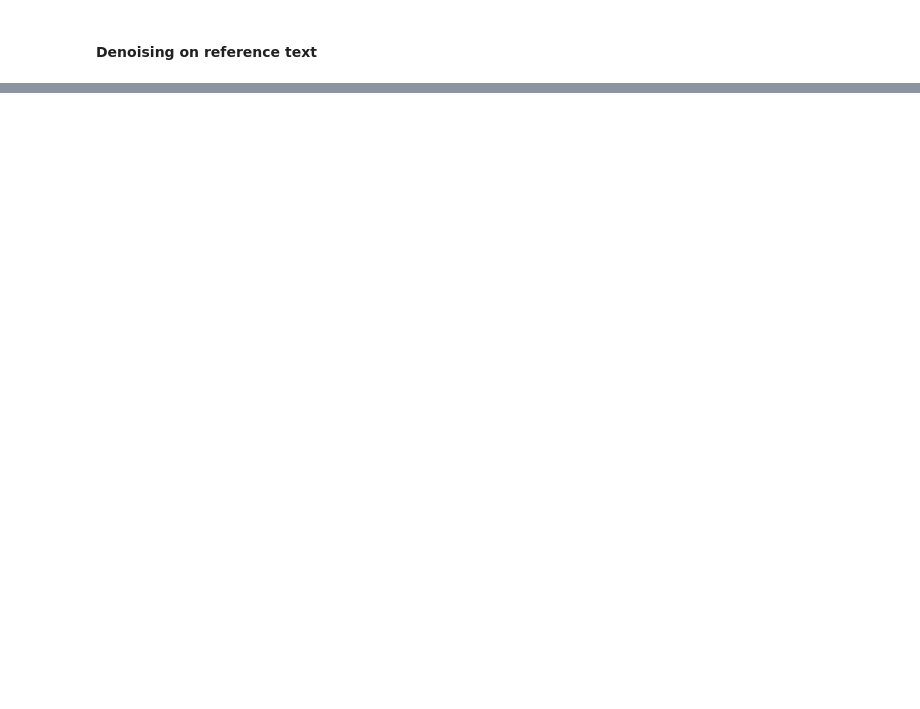
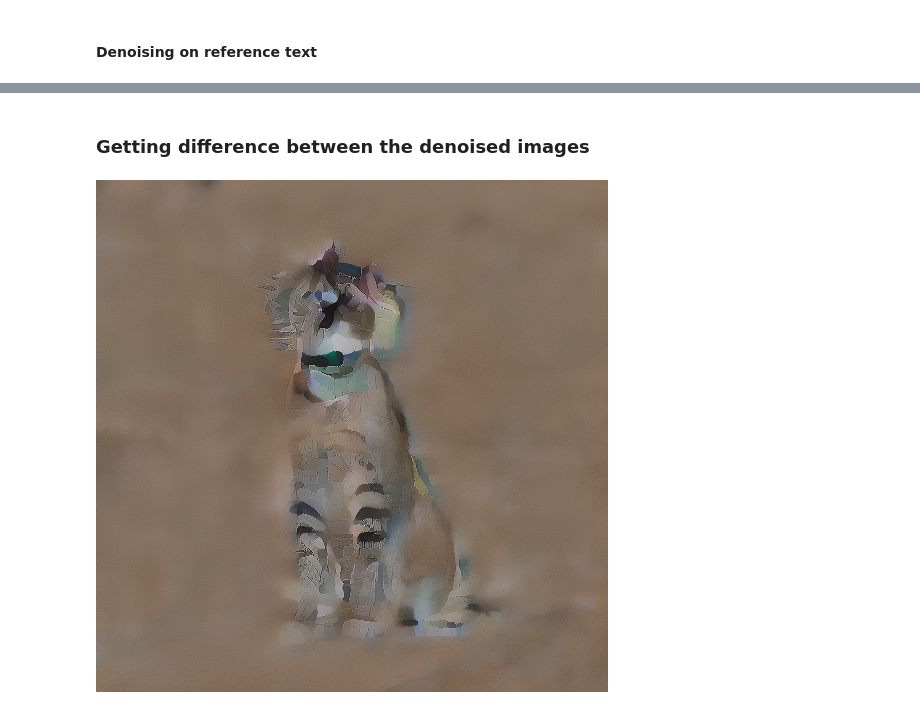
Before and after one commit to daspartho/DiffEdit, a Jupyter notebook: DiffEdit.ipynb, the cells around one changed output, grey strips where cells are left out. Drawn from its saved outputs; the diff is of its cells as text; code cells hidden in the pictures; blank space fills up the shorter version.

```diff
--- a/DiffEdit.ipynb
+++ b/DiffEdit.ipynb
@@ -204,0 +210,8 @@ display.display(ref_img)
+# %% [markdown]
+### Getting difference between the denoised images
+# %%
+diff_latents = query_latents - ref_latents
+diff_img = decode(diff_latents)
+display.display(diff_img)
+# %% [output]
+[figure, added]
```
Also changed, not shown: parts of 15 cells of this notebook.
